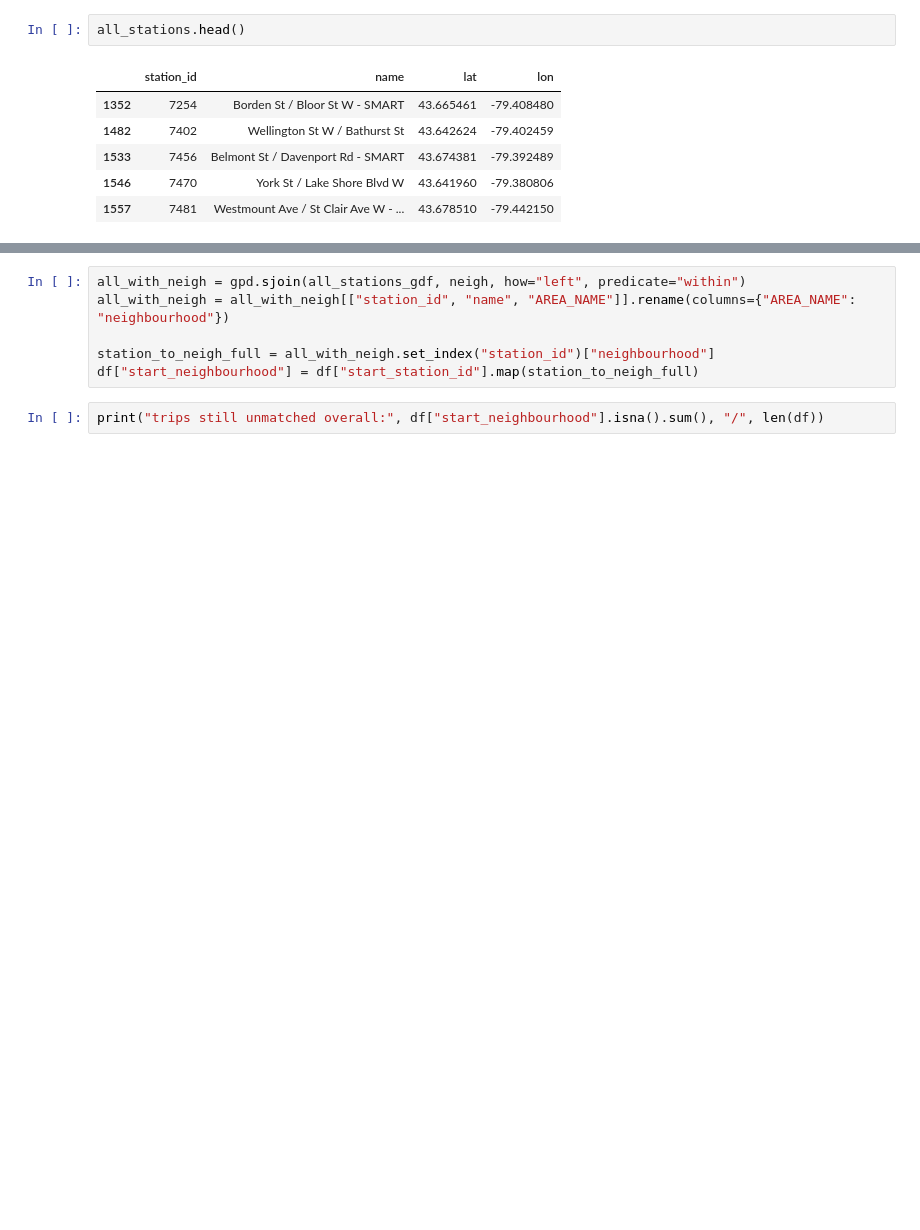
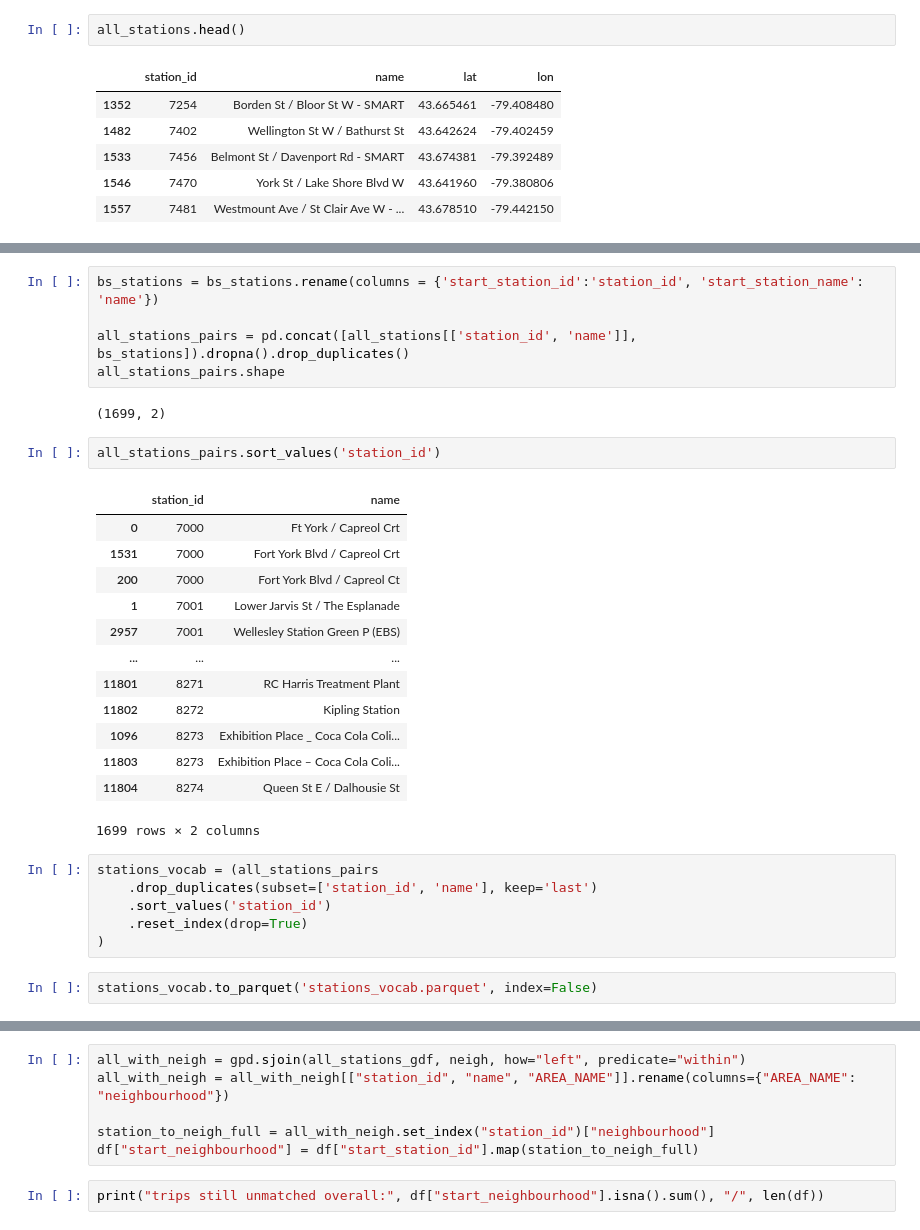
Before and after one commit to Neman-River/bikeshare_toronto, a Jupyter notebook: geodata.ipynb, the cells around one changed output, grey strips where cells are left out. Cells and saved outputs as stored; diff of their text form; blank space fills up the shorter version.

```diff
--- a/geodata.ipynb
+++ b/geodata.ipynb
@@ -166,0 +248,31 @@ all_stations_gdf = gpd.GeoDataFrame(
+# %%
+bs_stations = bs_stations.rename(columns = {'start_station_id':'station_id', 'start_station_name': 'name'})
+
+all_stations_pairs = pd.concat([all_stations[['station_id', 'name']], bs_stations]).dropna().drop_duplicates()
+all_stations_pairs.shape
+# %% [output]
+(1699, 2)
+# %%
+all_stations_pairs.sort_values('station_id')
+# %% [output]
+|  | station_id | name |
+| 0 | 7000 | Ft York / Capreol Crt |
+| 1531 | 7000 | Fort York Blvd / Capreol Crt |
+| 200 | 7000 | Fort York Blvd / Capreol Ct |
+| 1 | 7001 | Lower Jarvis St / The Esplanade |
+| 2957 | 7001 | Wellesley Station Green P (EBS) |
+| ... | ... | ... |
+| 11801 | 8271 | RC Harris Treatment Plant |
+| 11802 | 8272 | Kipling Station |
+| 1096 | 8273 | Exhibition Place _ Coca Cola Coli... |
+| 11803 | 8273 | Exhibition Place – Coca Cola Coli... |
+| 11804 | 8274 | Queen St E / Dalhousie St |
+1699 rows × 2 columns
+# %%
+stations_vocab = (all_stations_pairs
+    .drop_duplicates(subset=['station_id', 'name'], keep='last')
+    .sort_values('station_id')
+    .reset_index(drop=True)
+)
+# %%
+stations_vocab.to_parquet('stations_vocab.parquet', index=False)
```
Also changed, not shown: parts of 38 cells of this notebook.
